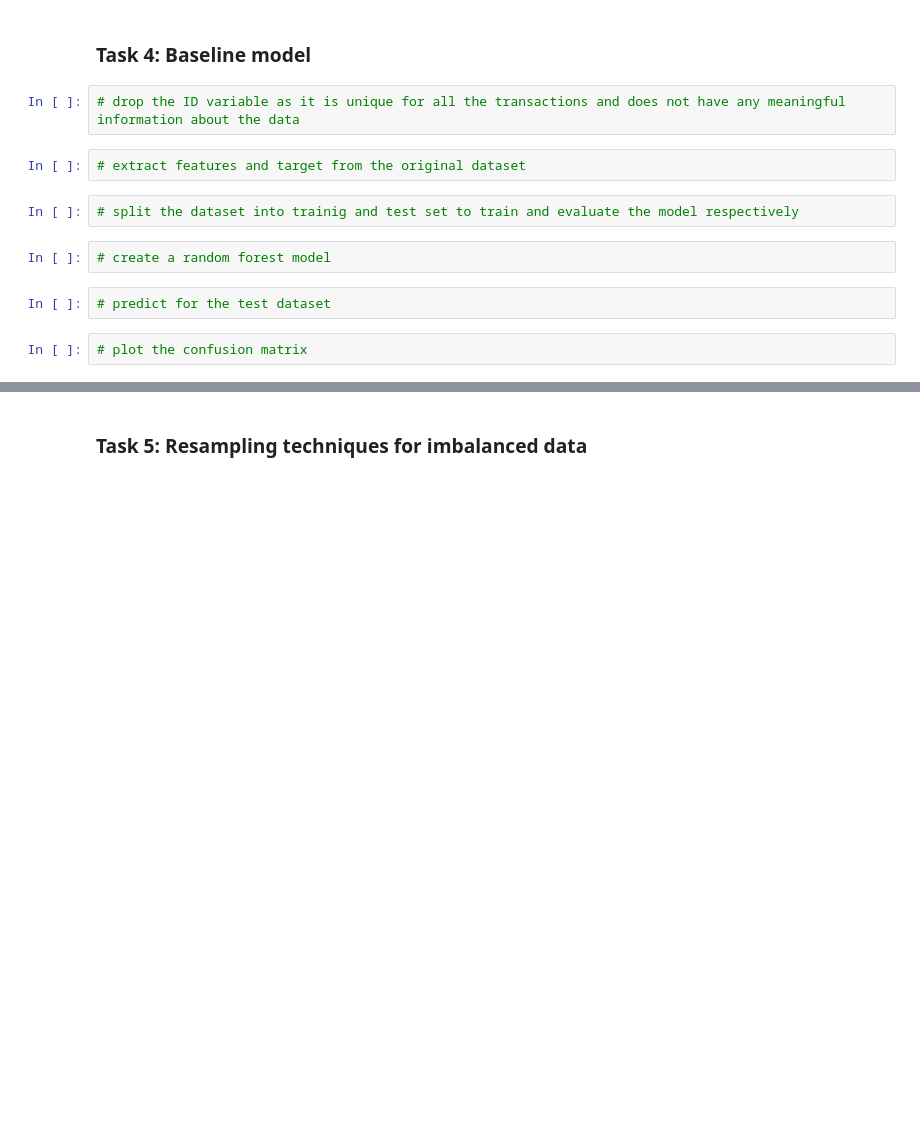
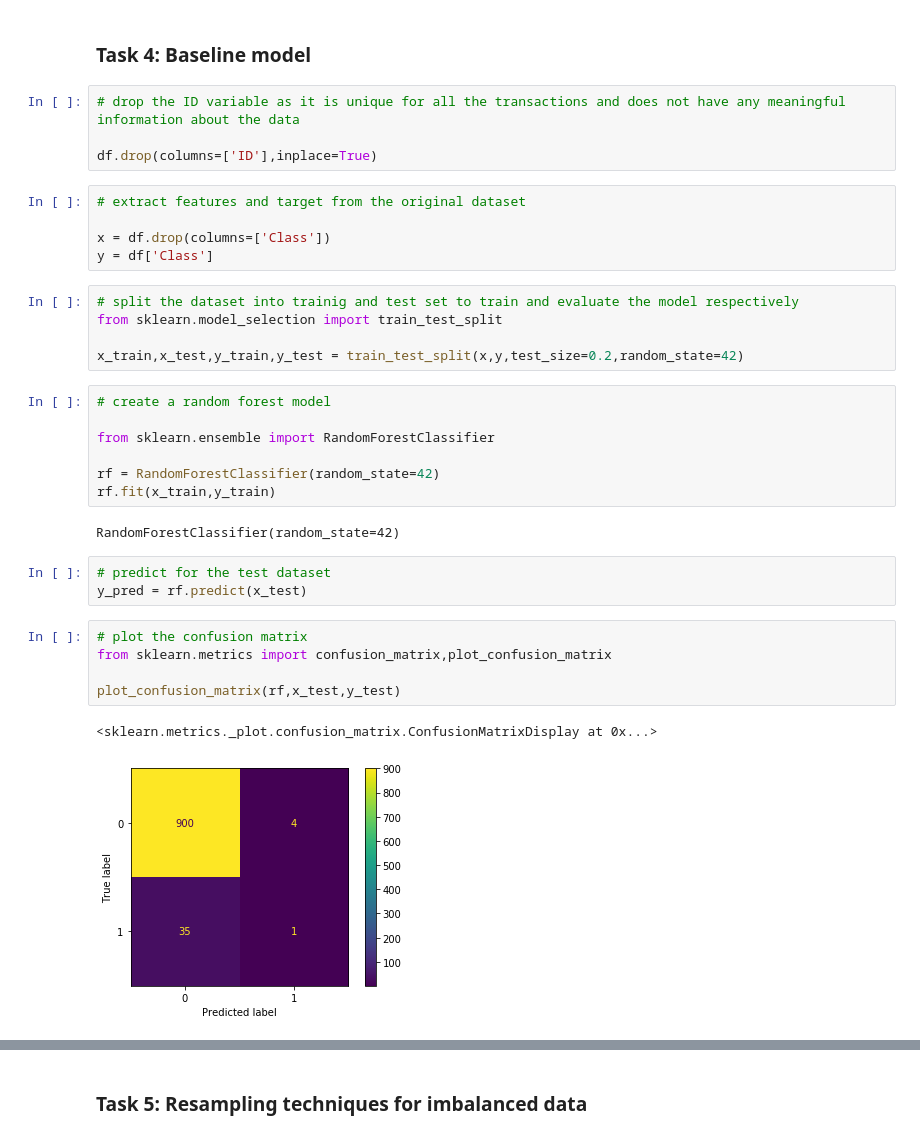
Before and after one commit to msaad1311/Fraud-Detection, a Jupyter notebook: handling_imbalanced_data.ipynb, the cells around one changed output, grey strips where cells are left out. Cells and saved outputs as stored; diff of their text form; blank space fills up the shorter version.

```diff
--- a/handling_imbalanced_data.ipynb
+++ b/handling_imbalanced_data.ipynb
@@ -119,15 +119,37 @@ $$precision = \frac{TP }{TP+ FP}$$
 ### Task 4: Baseline model
 # %%
 # drop the ID variable as it is unique for all the transactions and does not have any meaningful information about the data
+
+df.drop(columns=['ID'],inplace=True)
 # %%
 # extract features and target from the original dataset
+
+x = df.drop(columns=['Class'])
+y = df['Class']
 # %%
 # split the dataset into trainig and test set to train and evaluate the model respectively
+from sklearn.model_selection import train_test_split
+
+x_train,x_test,y_train,y_test = train_test_split(x,y,test_size=0.2,random_state=42)
 # %%
 # create a random forest model
+
+from sklearn.ensemble import RandomForestClassifier
+
+rf = RandomForestClassifier(random_state=42)
+rf.fit(x_train,y_train)
+# %% [output]
+RandomForestClassifier(random_state=42)
 # %%
 # predict for the test dataset
+y_pred = rf.predict(x_test)
 # %%
 # plot the confusion matrix
+from sklearn.metrics import confusion_matrix,plot_confusion_matrix
+
+plot_confusion_matrix(rf,x_test,y_test)
+# %% [output]
+<sklearn.metrics._plot.confusion_matrix.ConfusionMatrixDisplay at 0x...>
+[figure, added]
 # %%
 # print the classification report
```
Also changed, not shown: parts of 5 cells of this notebook.
